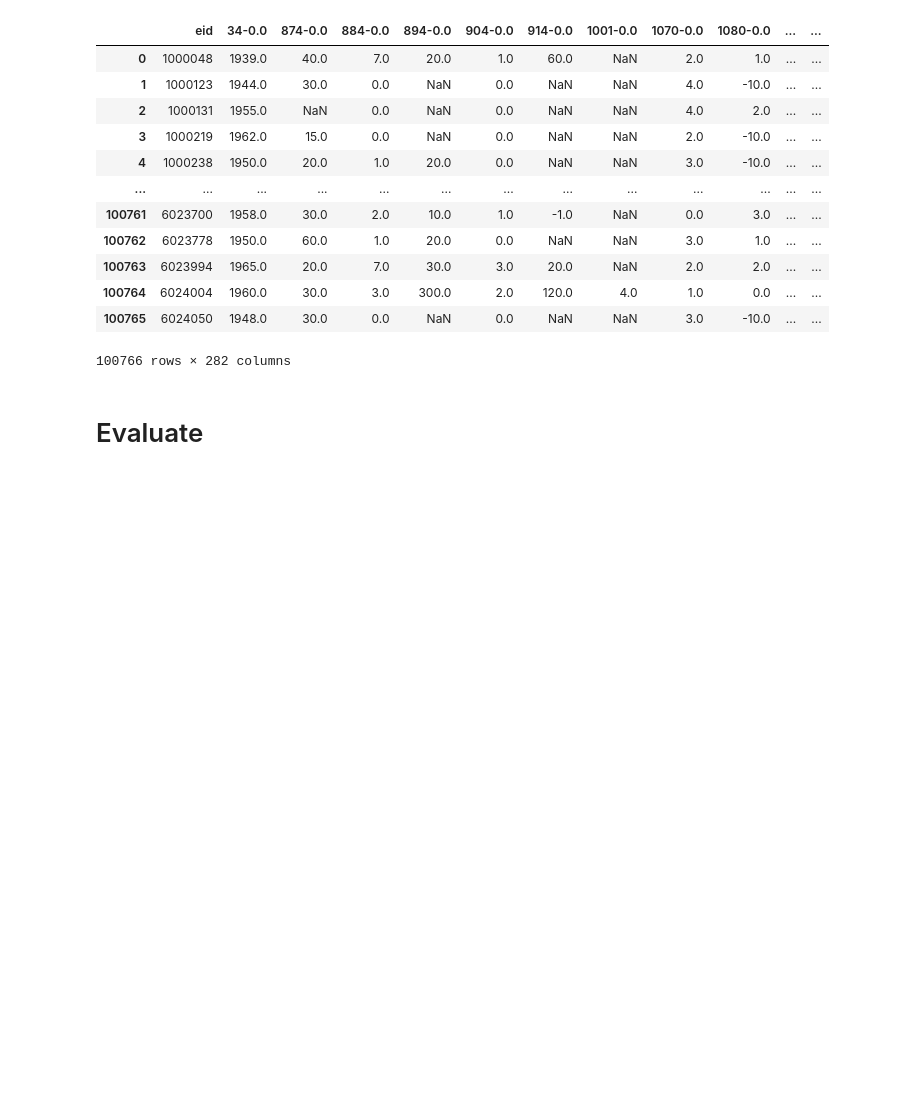
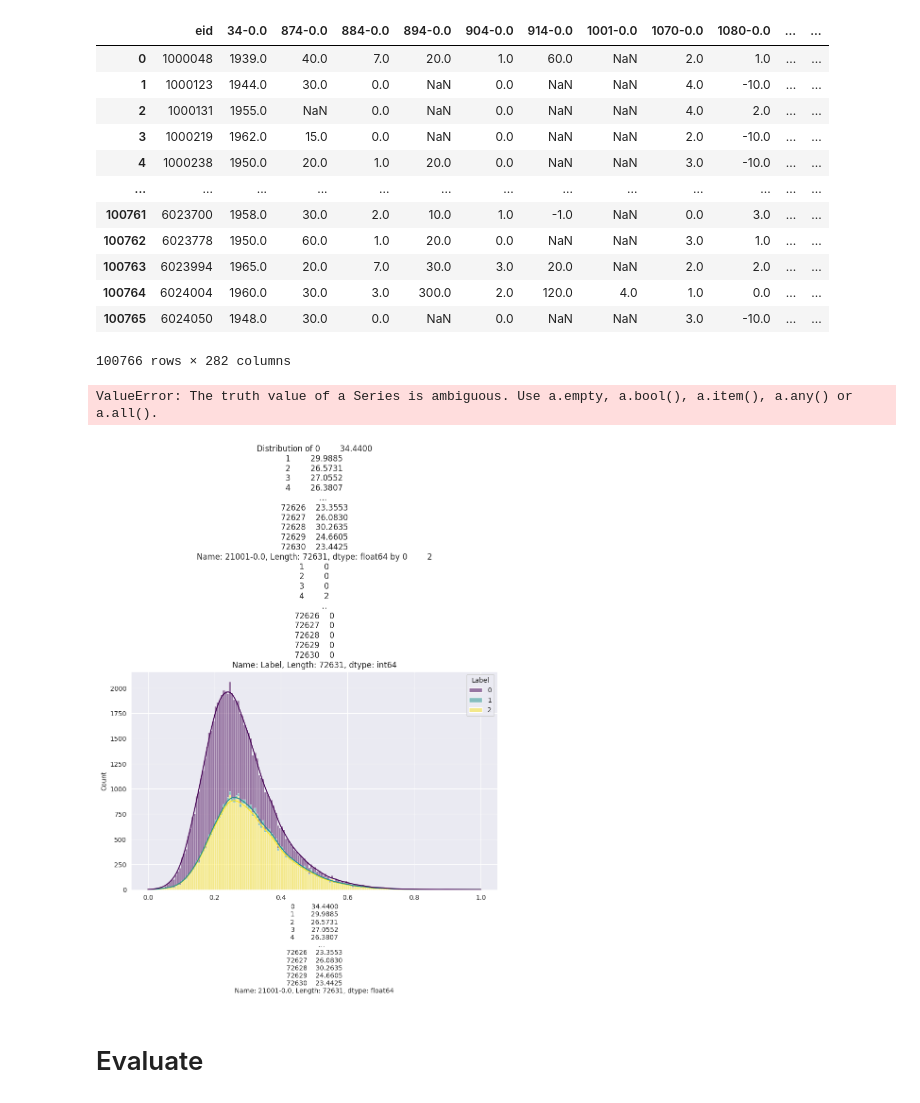
Before and after one commit to OfekShcherb/Finding-Differences-in-Diagnosis-of-Pancreatic-Cancer-and-Type-II-Diabetes-Mellitus, a Jupyter notebook: test.ipynb, the cells around one changed output. Cells and saved outputs as stored; diff of their text form; code cells hidden in the pictures; blank space fills up the shorter version.

```diff
--- a/test.ipynb
+++ b/test.ipynb
@@ -133,5 +124,19 @@ test_group_df
 # %%
 train_group_df.to_csv(config['train_path'], index=False)
 test_group_df.to_csv(config['test_path'], index=False)
+# %%
+feature_col = train_group_df['21001-0.0']
+label_col = train_group_df['Label']
+# %%
+plt.figure(figsize=(10, 6))
+sns.histplot(data=train_group_df, x='normalized', hue=label_col, multiple="stack", palette="viridis", kde=True)
+plt.title(f'Distribution of {feature_col} by {label_col}')
+plt.xlabel(feature_col)
+plt.ylabel('Count')
+plt.legend(title=label_col)
+plt.show()
+# %% [output]
+ValueError: The truth value of a Series is ambiguous. Use a.empty, a.bool(), a.item(), a.any() or a.all().
+[figure, added]
 # %% [markdown]
 # Evaluate
```
Also changed, not shown: parts of 2 cells of this notebook, 2 other files.
